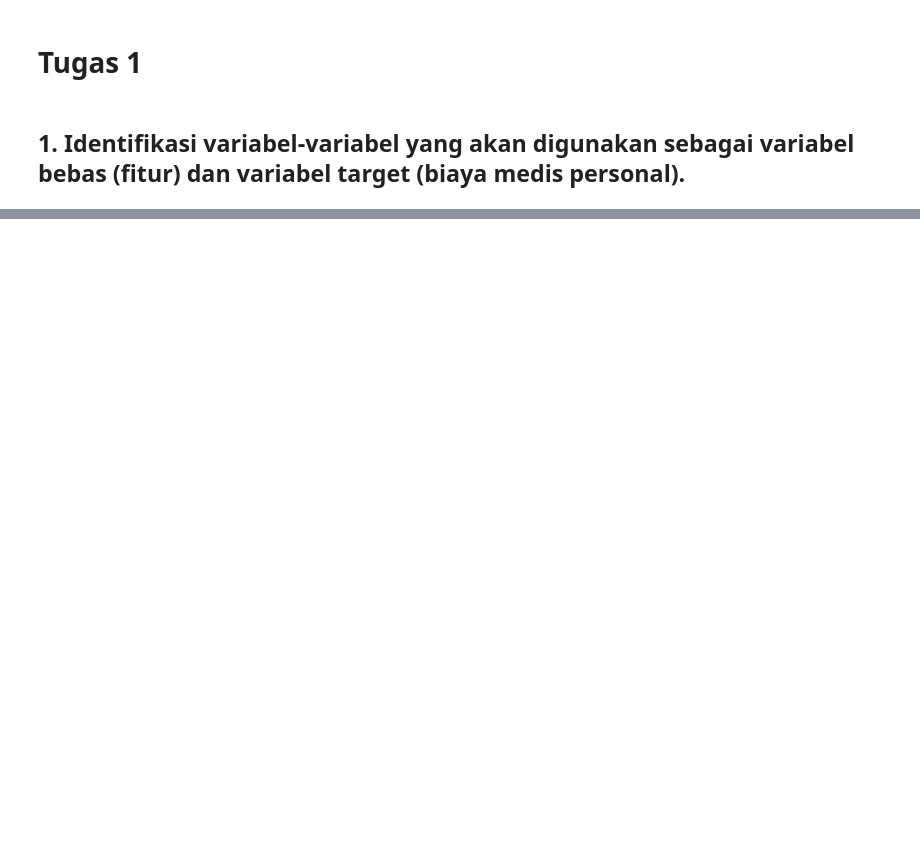
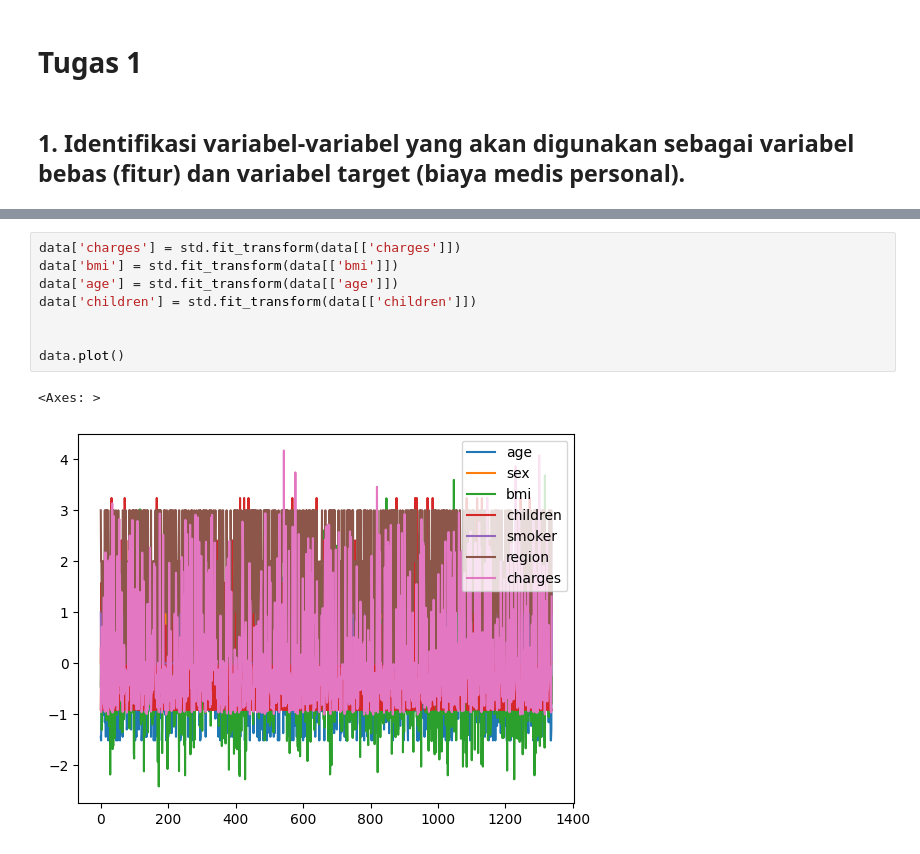
Before and after one commit to Saonoke/machine-learning-2024, a Jupyter notebook: week3.ipynb, the cells around one changed output, grey strips where cells are left out. Saved outputs shown, nothing was run; the diff lists cells and outputs as text; blank space fills up the shorter version.

```diff
--- a/week3.ipynb
+++ b/week3.ipynb
@@ -402,3 +407,14 @@ data.head()
+# %%
+data['charges'] = std.fit_transform(data[['charges']])
+data['bmi'] = std.fit_transform(data[['bmi']])
+data['age'] = std.fit_transform(data[['age']])
+data['children'] = std.fit_transform(data[['children']])
+
+
+data.plot()
+# %% [output]
+<Axes: >
+[figure, added]
 # %%
 # bagi dataset
 
```
Also changed, not shown: parts of 9 cells of this notebook.
